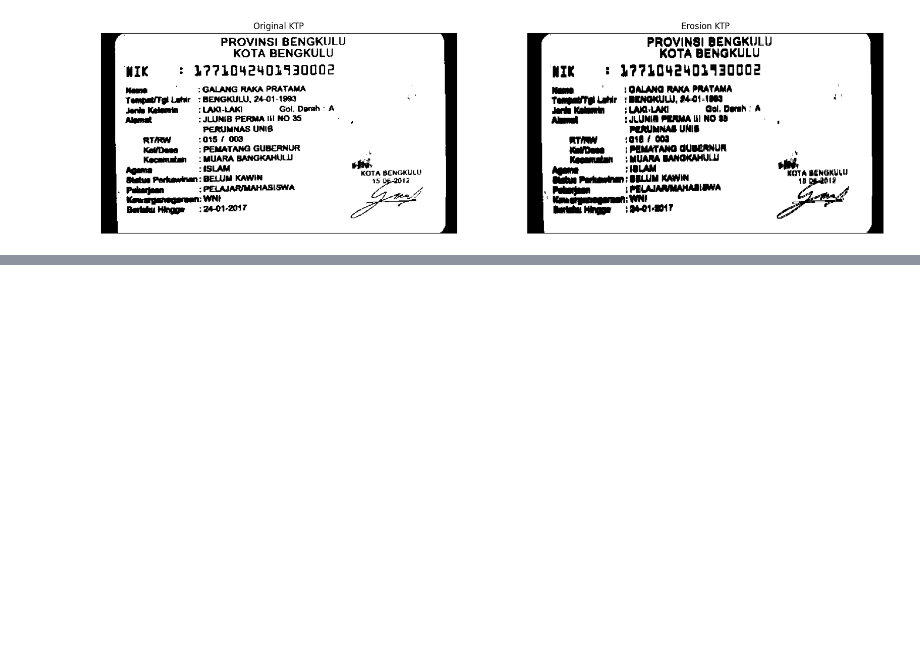
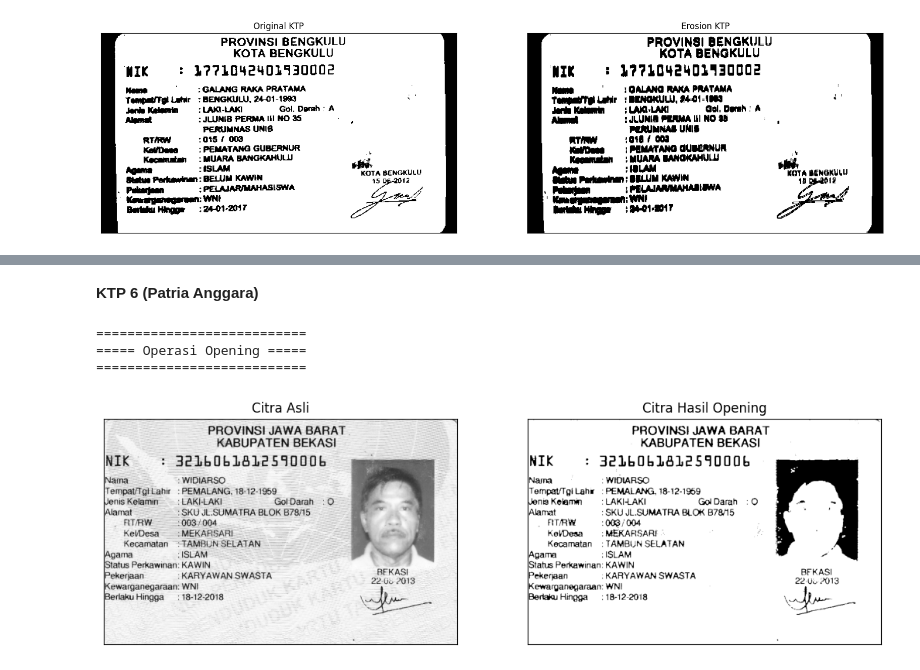
Before and after one commit to derivai7/PCVK_Ganjil_2023, a Jupyter notebook: Week8.ipynb, the cells around one changed output, grey strips where cells are left out. Cells and saved outputs as stored; diff of their text form; code cells hidden in the pictures; blank space fills up the shorter version.

```diff
--- a/Week8.ipynb
+++ b/Week8.ipynb
@@ -580,0 +735,27 @@ plt.show()
+# %% [markdown]
+**KTP 6 (Patria Anggara)**
+# %%
+print("===========================")
+print("===== Operasi Opening =====")
+print("===========================")
+
+image_path = '/content/drive/MyDrive/dataset/KTP More/ktp6.png'
+image = cv2.imread(image_path, cv2.IMREAD_GRAYSCALE)
+
+ret, threshold = cv2.threshold(image, 127, 255, cv2.THRESH_BINARY)
+kernel = np.ones((3,3), np.uint8)
+image_opening = cv2.morphologyEx(threshold, cv2.MORPH_OPEN, kernel)
+
+plt.figure(figsize=(20, 16))
+plt.subplot(131), plt.imshow(image, cmap='gray')
+plt.title('Citra Asli'), plt.xticks([]), plt.yticks([])
+
+plt.subplot(132), plt.imshow(image_opening, cmap='gray')
+plt.title('Citra Hasil Opening'), plt.xticks([]), plt.yticks([])
+
+plt.show()
+# %% [output]
+===========================
+===== Operasi Opening =====
+===========================
+[figure, added]
```
Also changed, not shown: parts of 11 cells of this notebook.
